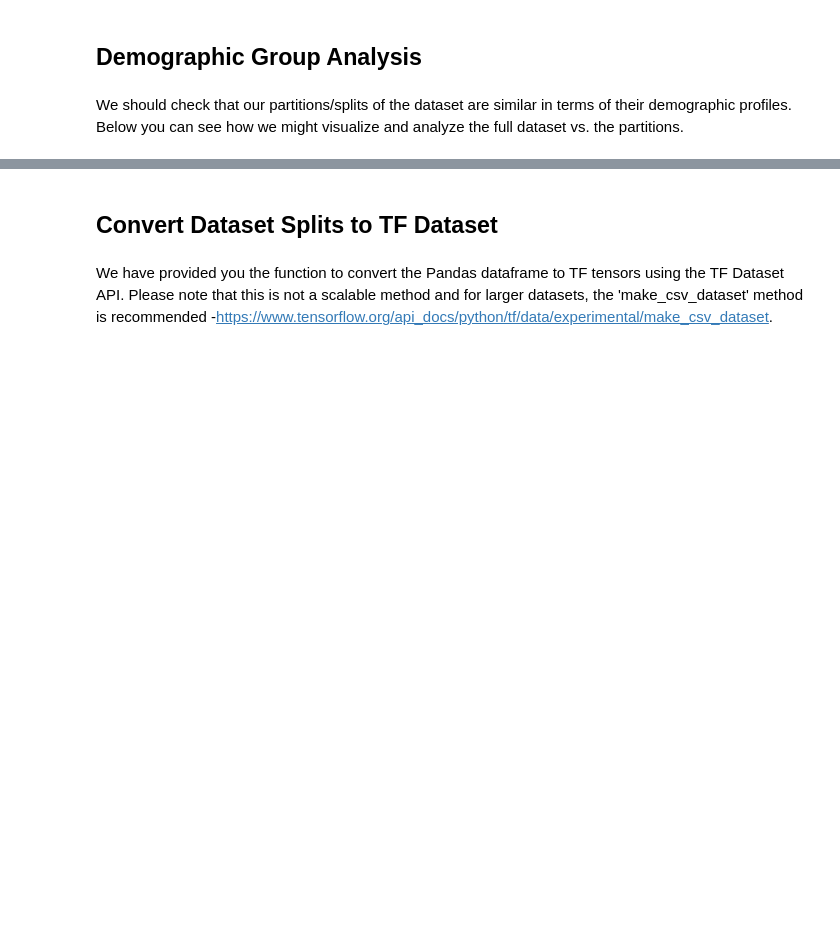
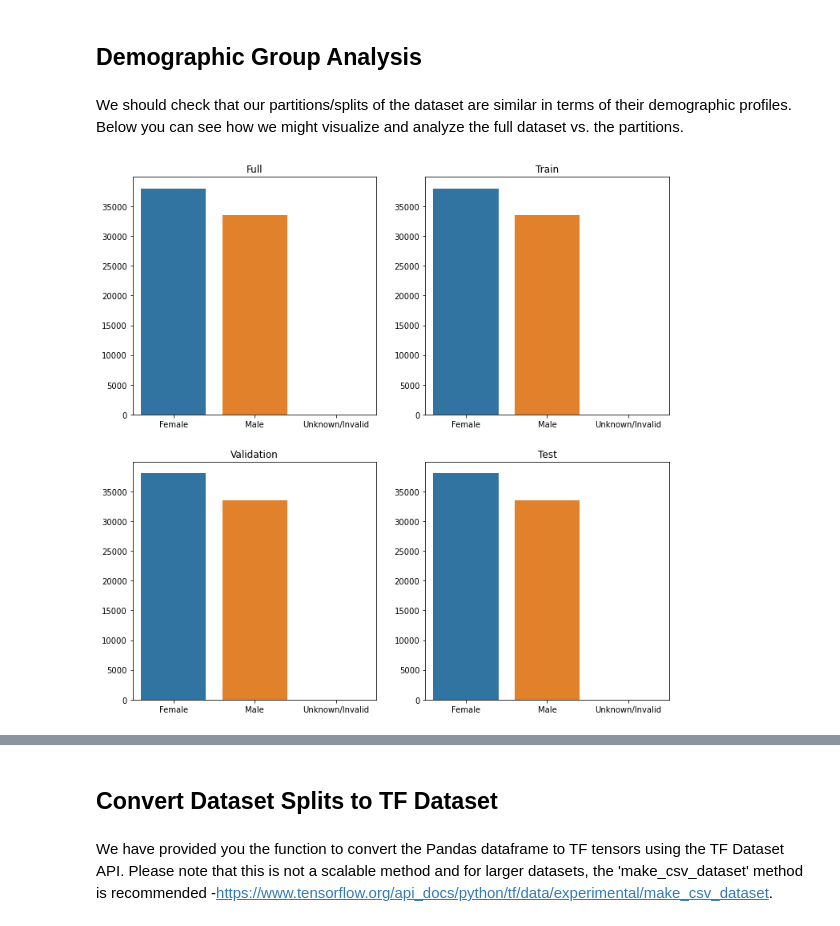
Before and after one commit to odysseus/ehr_project, a Jupyter notebook: project/starter_code/student_project.ipynb, the cells around one changed output, grey strips where cells are left out. Cells and saved outputs as stored; diff of their text form; code cells hidden in the pictures; blank space fills up the shorter version.

```diff
--- a/project/starter_code/student_project.ipynb
+++ b/project/starter_code/student_project.ipynb
@@ -554,0 +654,8 @@ show_group_stats_viz(d_test, 'gender')
+# %%
+plt.figure(figsize=(12,12))
+for i in range(len(splits)):
+    plt.subplot(2, 2, i+1)
+    plt.title(snames[i])
+    sns.barplot(sorted(data.gender.unique()), data.groupby('gender').size())
+# %% [output]
+[figure, added]
```
Also changed, not shown: parts of 62 cells of this notebook, 35 other files.
